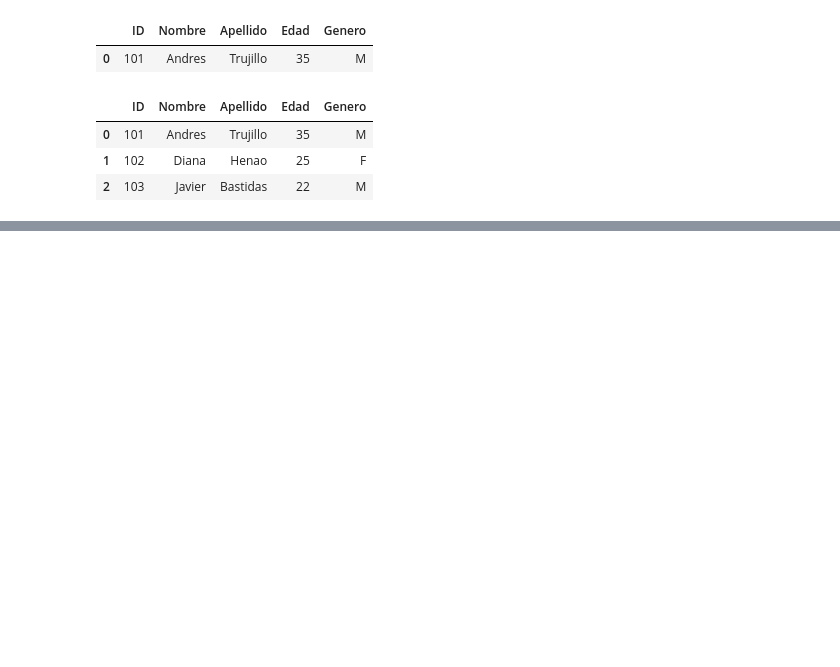
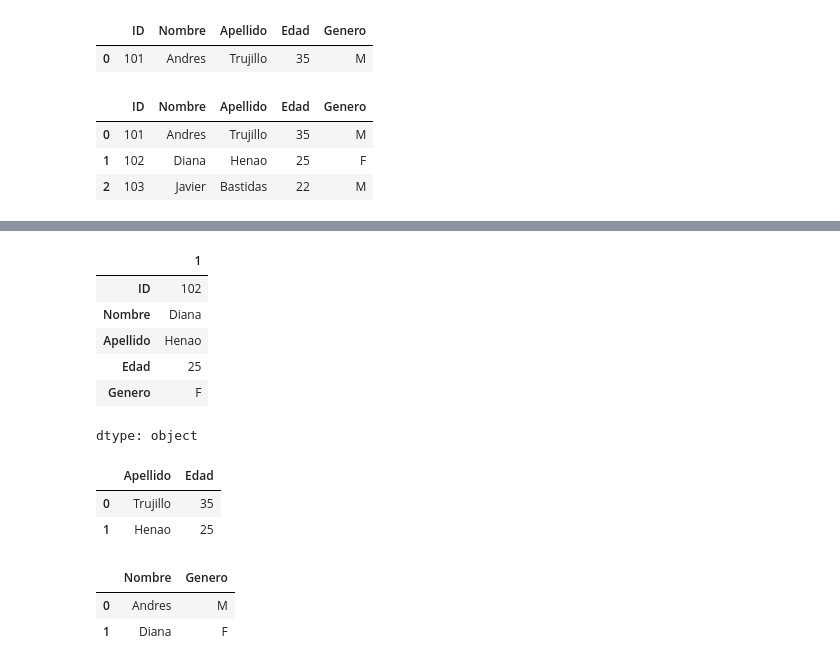
Before and after one commit to asegura4488/EDCO_IntroCienciaDatos, a Jupyter notebook: Semana2/Sesion3.ipynb, the cells around one changed output, grey strips where cells are left out. Cells and saved outputs as stored; diff of their text form; code cells hidden in the pictures; blank space fills up the shorter version.

```diff
--- a/Semana2/Sesion3.ipynb
+++ b/Semana2/Sesion3.ipynb
@@ -246,0 +267,23 @@ df[mask | mask2]
+# %%
+# Tomar una porción del dato, estilo algebra lineal
+df.iloc[1,:] # segunda fila -> todas las columnas
+# %% [output]
+|  | 1 |
+| ID | 102 |
+| Nombre | Diana |
+| Apellido | Henao |
+| Edad | 25 |
+| Genero | F |
+dtype: object
+# %%
+df.iloc[:2,2:4] # Slicing
+# %% [output]
+|  | Apellido | Edad |
+| 0 | Trujillo | 35 |
+| 1 | Henao | 25 |
+# %%
+df[['Nombre','Genero']].iloc[:2,:]
+# %% [output]
+|  | Nombre | Genero |
+| 0 | Andres | M |
+| 1 | Diana | F |
```
Also changed, not shown: parts of 11 cells of this notebook.
